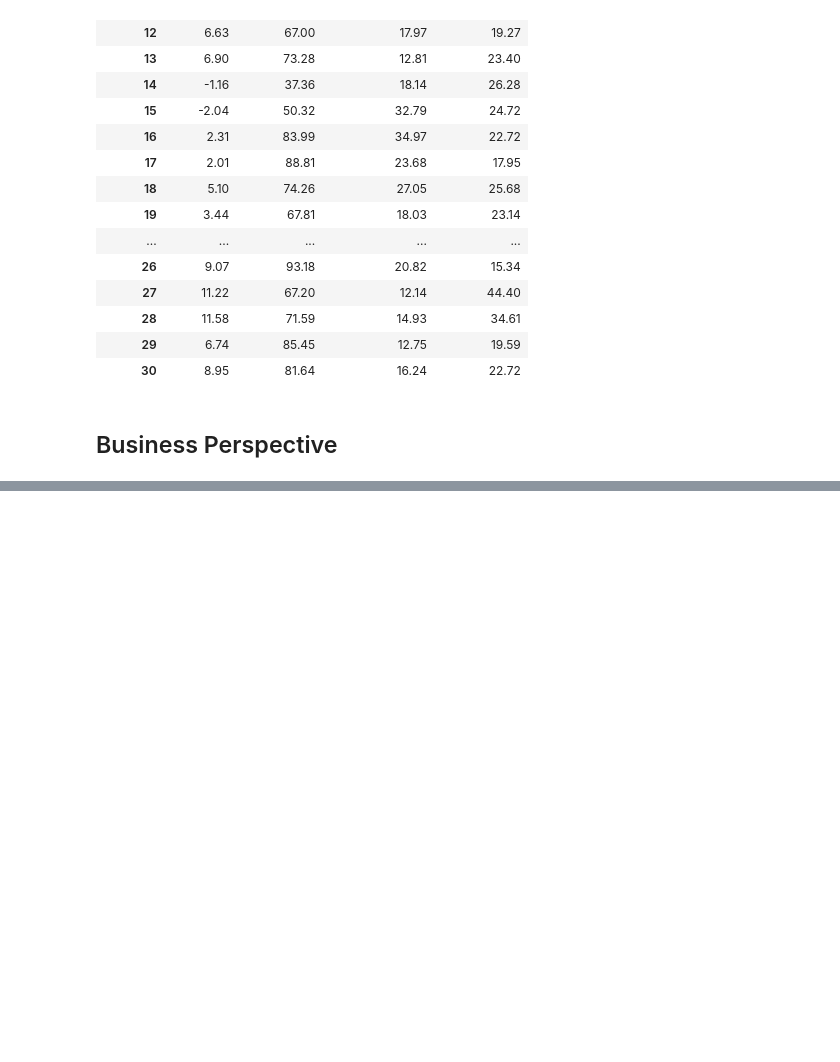
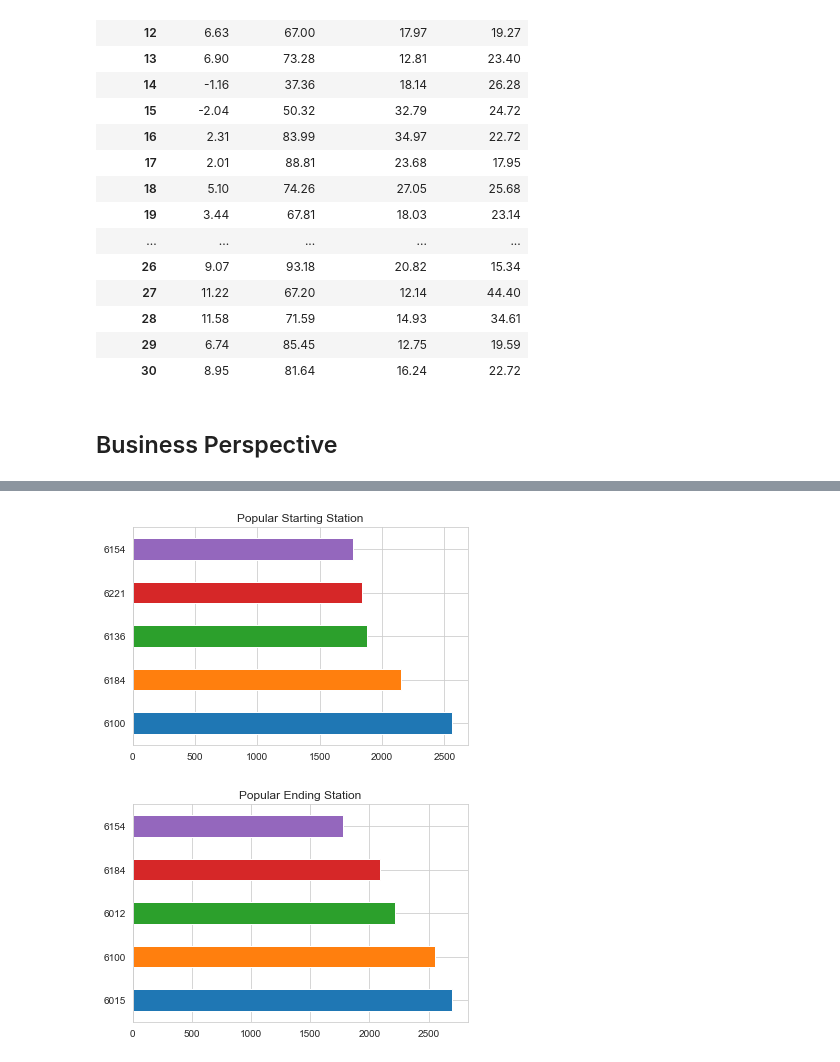
Before and after one commit to bmshahrier/bixi-monteal, a Jupyter notebook: bixi-montreal-eda.ipynb, the cells around one changed output, grey strips where cells are left out. Saved outputs shown, nothing was run; the diff lists cells and outputs as text; code cells hidden in the pictures; blank space fills up the shorter version.

```diff
--- a/bixi-montreal-eda.ipynb
+++ b/bixi-montreal-eda.ipynb
@@ -227,0 +232,15 @@ df_trip_weather.groupby(by = 'Start Day')['Temp (°C)', 'Rel Hum (%)', 'Wind Spd
+# %%
+#What are the poular stations of BIXI Riders?
+
+# Popular starting station (number of trips start in a particular station)
+df_trip_weather['Start Station Code'].value_counts().head().plot(kind='barh')
+plt.title('Popular Starting Station')
+plt.show()
+
+# Popular ending station (number of trips end in a particular station)
+df_trip_weather['End Station Code'].value_counts().head().plot(kind='barh')
+plt.title('Popular Ending Station')
+plt.show()
+# %% [output]
+[figure, added]
+[figure, added]
```
Also changed, not shown: parts of 19 cells of this notebook.
